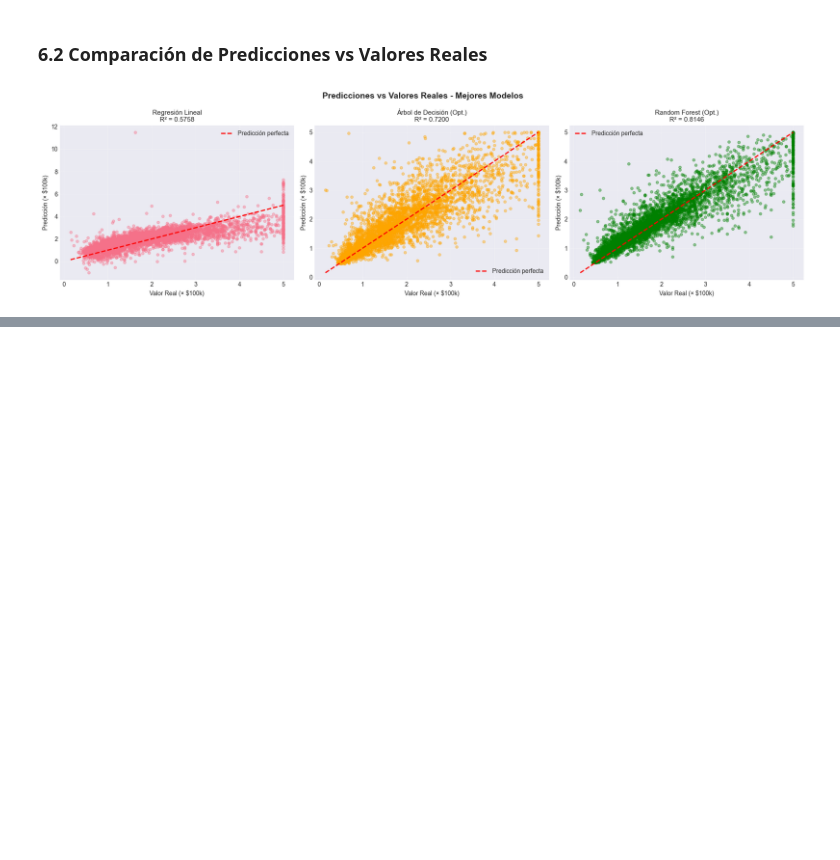
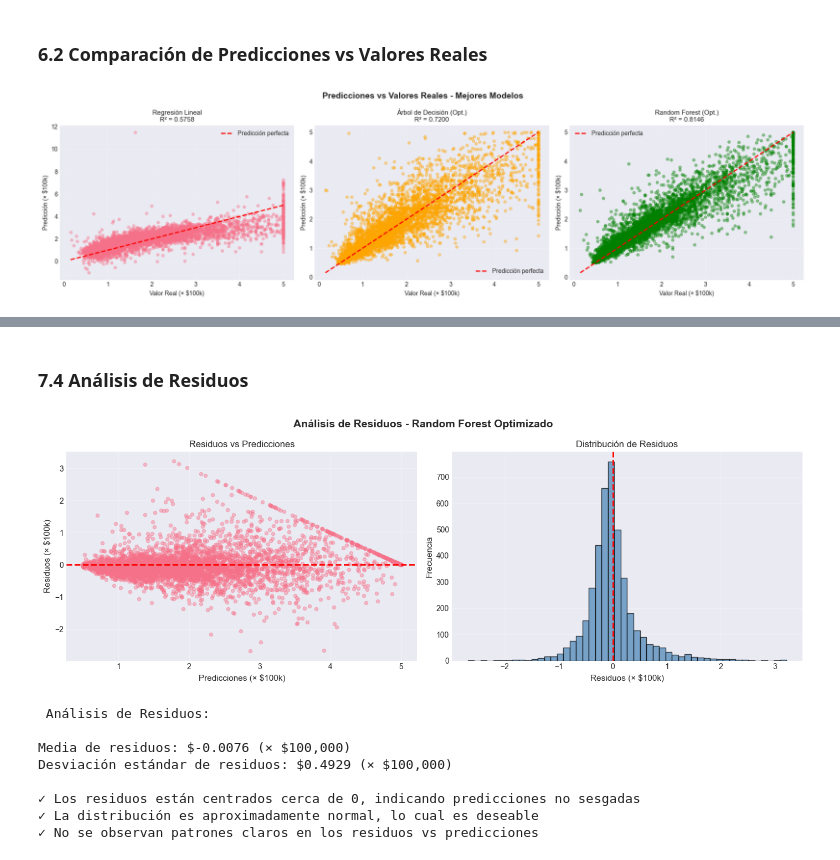
Before and after one commit to nicoCT04/Aprendizaje_Supervisado_IA_LAB, a Jupyter notebook: Parte1_regresion_cf.ipynb, the cells around one changed output, grey strips where cells are left out. Saved outputs shown, nothing was run; the diff lists cells and outputs as text; code cells hidden in the pictures; blank space fills up the shorter version.

```diff
--- a/Parte1_regresion_cf.ipynb
+++ b/Parte1_regresion_cf.ipynb
@@ -805,0 +1023,45 @@ plt.show()
+# %% [markdown]
+### 7.4 Análisis de Residuos
+# %%
+# Calcular residuos para el mejor modelo (Random Forest)
+residuos = y_test - y_pred_rf_opt
+
+# Visualización de residuos
+fig, axes = plt.subplots(1, 2, figsize=(14, 5))
+fig.suptitle('Análisis de Residuos - Random Forest Optimizado', fontsize=14, fontweight='bold')
+
+# Residuos vs Predicciones
+axes[0].scatter(y_pred_rf_opt, residuos, alpha=0.4, s=20)
+axes[0].axhline(y=0, color='red', linestyle='--', linewidth=2)
+axes[0].set_xlabel('Predicciones (× $100k)', fontsize=11)
+axes[0].set_ylabel('Residuos (× $100k)', fontsize=11)
+axes[0].set_title('Residuos vs Predicciones', fontsize=12)
+axes[0].grid(True, alpha=0.3)
+
+# Histograma de residuos
+axes[1].hist(residuos, bins=50, edgecolor='black', alpha=0.7, color='steelblue')
+axes[1].axvline(x=0, color='red', linestyle='--', linewidth=2)
+axes[1].set_xlabel('Residuos (× $100k)', fontsize=11)
+axes[1].set_ylabel('Frecuencia', fontsize=11)
+axes[1].set_title('Distribución de Residuos', fontsize=12)
+axes[1].grid(True, alpha=0.3)
+
+plt.tight_layout()
+plt.show()
+
+print("\n Análisis de Residuos:")
+print(f"\nMedia de residuos: ${residuos.mean():.4f} (× $100,000)")
+print(f"Desviación estándar de residuos: ${residuos.std():.4f} (× $100,000)")
+print(f"\n✓ Los residuos están centrados cerca de 0, indicando predicciones no sesgadas")
+print("✓ La distribución es aproximadamente normal, lo cual es deseable")
+print("✓ No se observan patrones claros en los residuos vs predicciones")
+# %% [output]
+[figure, added]
+ Análisis de Residuos:
+
+Media de residuos: $-0.0076 (× $100,000)
+Desviación estándar de residuos: $0.4929 (× $100,000)
+
+✓ Los residuos están centrados cerca de 0, indicando predicciones no sesgadas
+✓ La distribución es aproximadamente normal, lo cual es deseable
+✓ No se observan patrones claros en los residuos vs predicciones
```
Also changed, not shown: parts of 7 cells of this notebook.
